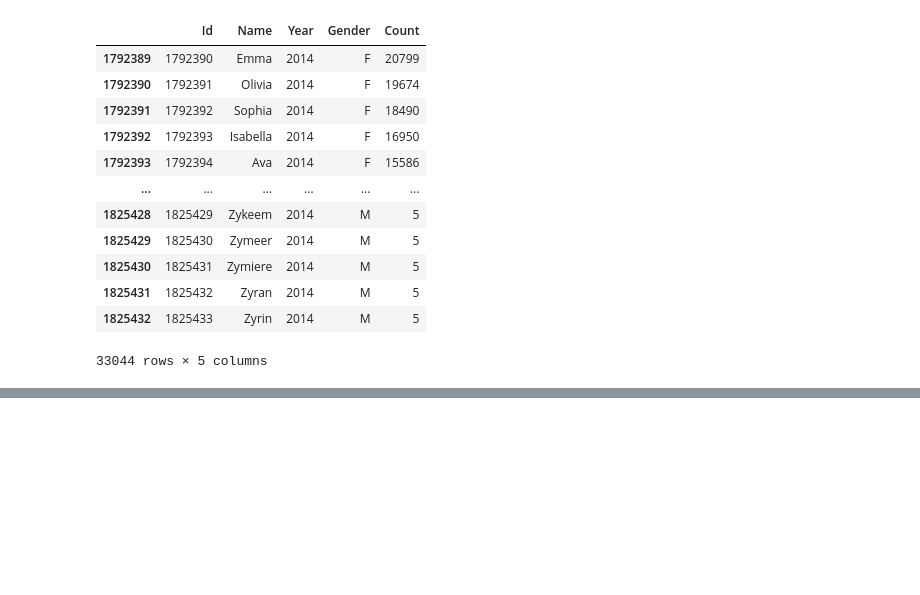
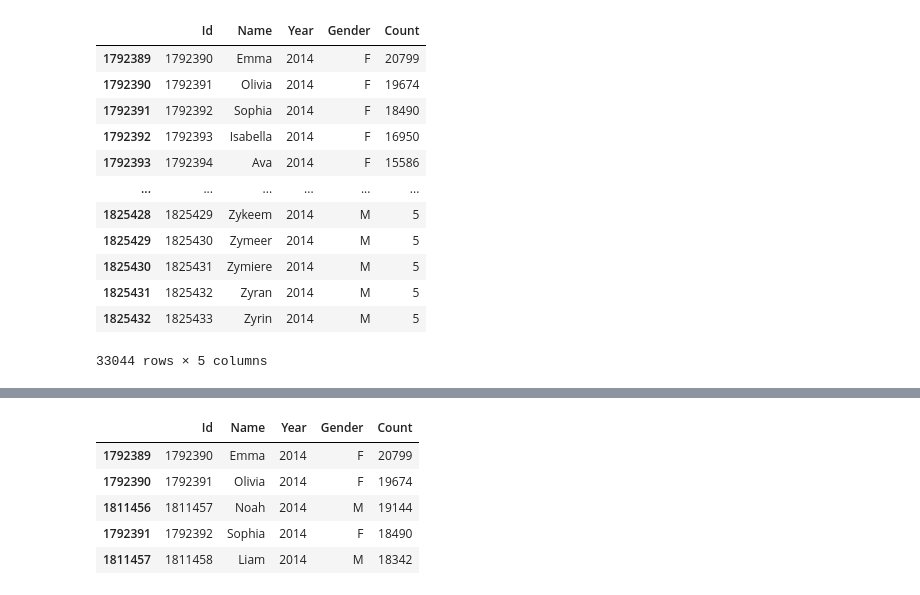
Before and after one commit to saulzmtz/ds, a Jupyter notebook: pythonPractice_lnkdn_introds.ipynb, the cells around one changed output, grey strips where cells are left out. Saved outputs shown, nothing was run; the diff lists cells and outputs as text; code cells hidden in the pictures; blank space fills up the shorter version.

```diff
--- a/pythonPractice_lnkdn_introds.ipynb
+++ b/pythonPractice_lnkdn_introds.ipynb
@@ -98,0 +119,11 @@ us_babies_2014
+# %%
+## Slice the first five rows of sorted_us_2014
+#i loc works similar to loc but takes a numberical indices instead of the names of columns as inputs
+sorted_us_2014.iloc[0:5]
+# %% [output]
+|  | Id | Name | Year | Gender | Count |
+| 1792389 | 1792390 | Emma | 2014 | F | 20799 |
+| 1792390 | 1792391 | Olivia | 2014 | F | 19674 |
+| 1811456 | 1811457 | Noah | 2014 | M | 19144 |
+| 1792391 | 1792392 | Sophia | 2014 | F | 18490 |
+| 1811457 | 1811458 | Liam | 2014 | M | 18342 |
```
Also changed, not shown: parts of 2 cells of this notebook.
